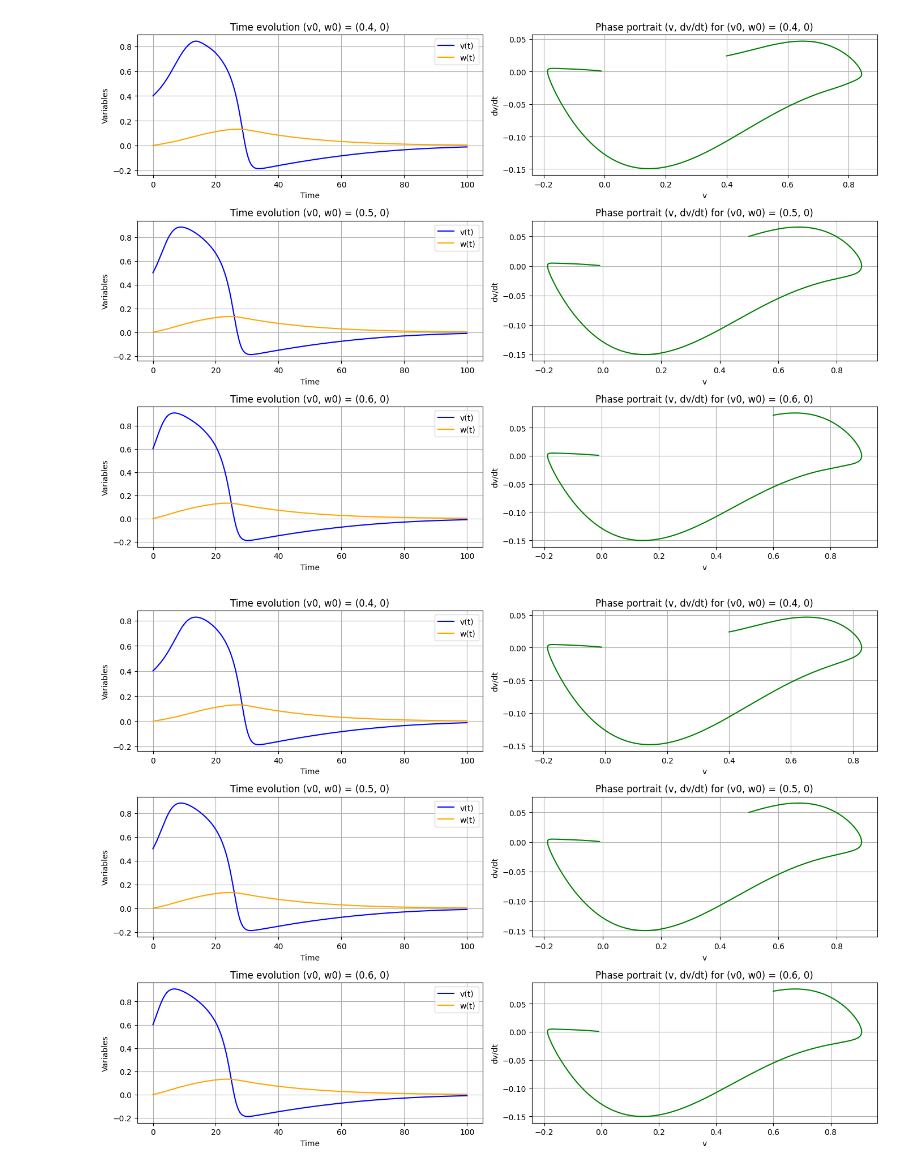
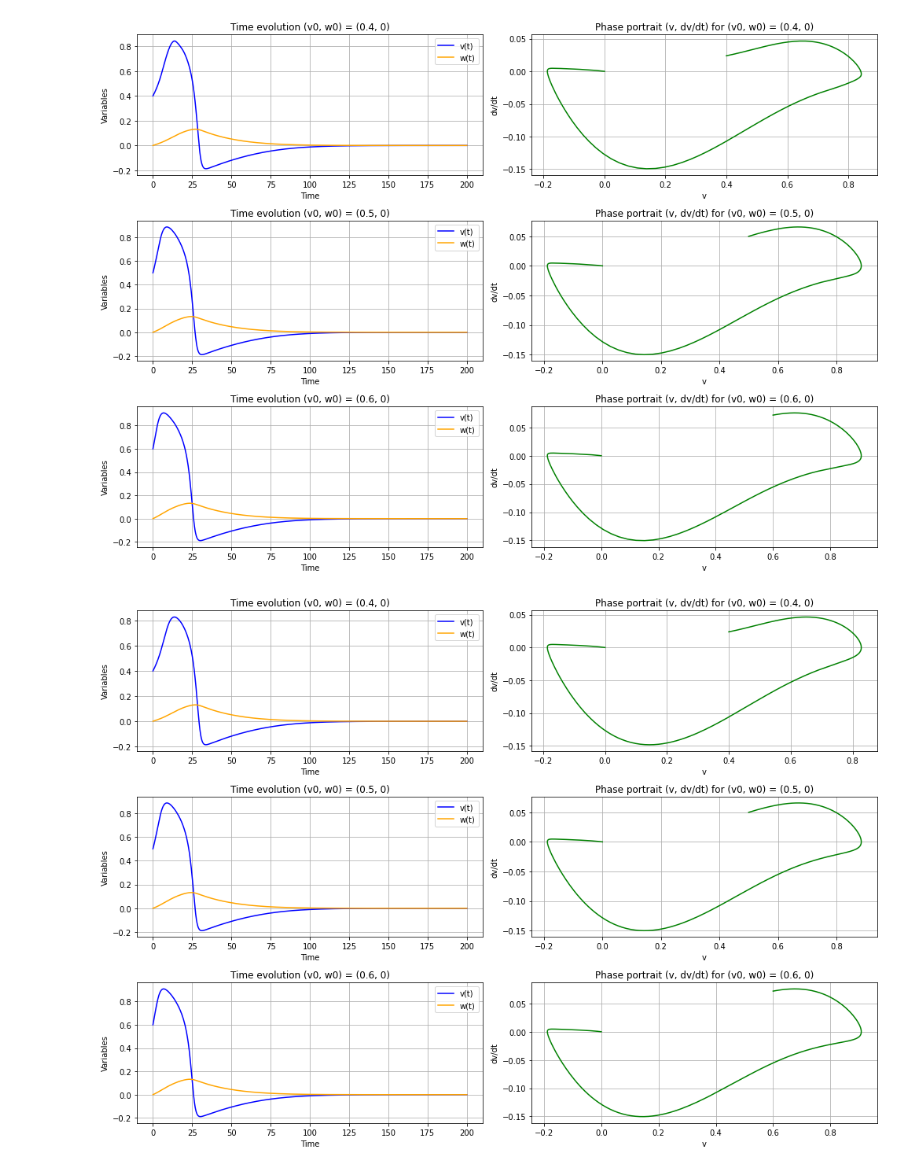
Before and after one commit to aidarsanat/Maths-and-Bio, a Jupyter notebook: task8.ipynb, the cells around one changed output. Saved outputs shown, nothing was run; the diff lists cells and outputs as text; code cells hidden in the pictures.

```diff
--- a/task8.ipynb
+++ b/task8.ipynb
@@ -14,60 +14,57 @@ def fitzhugh_nagumo(t, y):
     dw_dt = E * (v - gamma * w)
     return [dv_dt, dw_dt]
 
-t_span = (0, 100)
+t_span = (0, 200)
 t_eval = np.linspace(*t_span, 1000)
 initial_conditions = [(0.4, 0), (0.5, 0), (0.6, 0)]
 
 solutions = []
 for v0, w0 in initial_conditions:
     sol = solve_ivp(fitzhugh_nagumo, t_span, [v0, w0], t_eval=t_eval, method='RK45')
     solutions.append(sol)
 
 plt.figure(figsize=(14, 10))
 
 for i, sol in enumerate(solutions):
     plt.subplot(3, 2, 2 * i + 1)
     plt.plot(sol.t, sol.y[0], label="v(t)", color='blue')
     plt.plot(sol.t, sol.y[1], label="w(t)", color='orange')
     plt.title(f"Time evolution (v0, w0) = {initial_conditions[i]}")
     plt.xlabel("Time")
     plt.ylabel("Variables")
     plt.legend()
     plt.grid()
 
 for i, sol in enumerate(solutions):
     v = sol.y[0]
     w = sol.y[1]
-    dv_dt = -v * (v - a) * (v - 1) - w + I  # Считаем dv/dt для фазового портрета
+    dv_dt = -v * (v - a) * (v - 1) - w + I
     plt.subplot(3, 2, 2 * i + 2)
     plt.plot(v, dv_dt, color='green')
     plt.title(f"Phase portrait (v, dv/dt) for (v0, w0) = {initial_conditions[i]}")
     plt.xlabel("v")
     plt.ylabel("dv/dt")
     plt.grid()
 
 plt.tight_layout()
 plt.show()
 # %% [output]
-[figure, old version]
+[figure, new version]
 # %%
 import numpy as np
 import matplotlib.pyplot as plt
 
-# Параметры модели
 a = 0.3
 E = 0.01
 gamma = 2.5
 I = 0
 
-# Уравнения системы
 def f(t, y):
     v, w = y
     dv_dt = -v * (v - a) * (v - 1) - w + I
     dw_dt = E * (v - gamma * w)
     return np.array([dv_dt, dw_dt])
 
-# Метод Рунге-Кутта 4-го порядка
 def runge_kutta_4th_order(f, y0, t_values):
     n = len(t_values)
     y = np.zeros((n, len(y0)))
@@ -81,16 +78,13 @@ def runge_kutta_4th_order(f, y0, t_values):
         y[i] = y[i-1] + h * (k1 + 2*k2 + 2*k3 + k4) / 6
     return y
 
-# Начальные условия и временной интервал
 initial_conditions = [(0.4, 0), (0.5, 0), (0.6, 0)]
-t_values = np.linspace(0, 100, 1000)
+t_values = np.linspace(0, 200, 2000)
 
-# Решение системы для каждого начального условия
 solutions = []
 for y0 in initial_conditions:
     solutions.append(runge_kutta_4th_order(f, y0, t_values))
 
-# Построение графиков
 plt.figure(figsize=(14, 10))
 
 # Графики v(t) и w(t)
@@ -119,4 +113,4 @@ for i, (sol, y0) in enumerate(zip(solutions, initial_conditions)):
 plt.tight_layout()
 plt.show()
 # %% [output]
-[figure, old version]
+[figure, new version]
```
